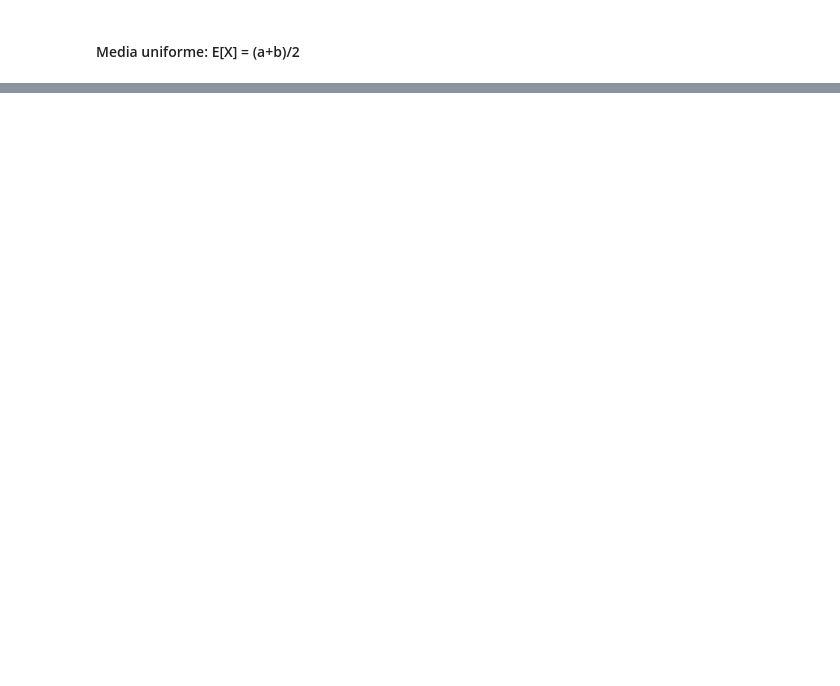
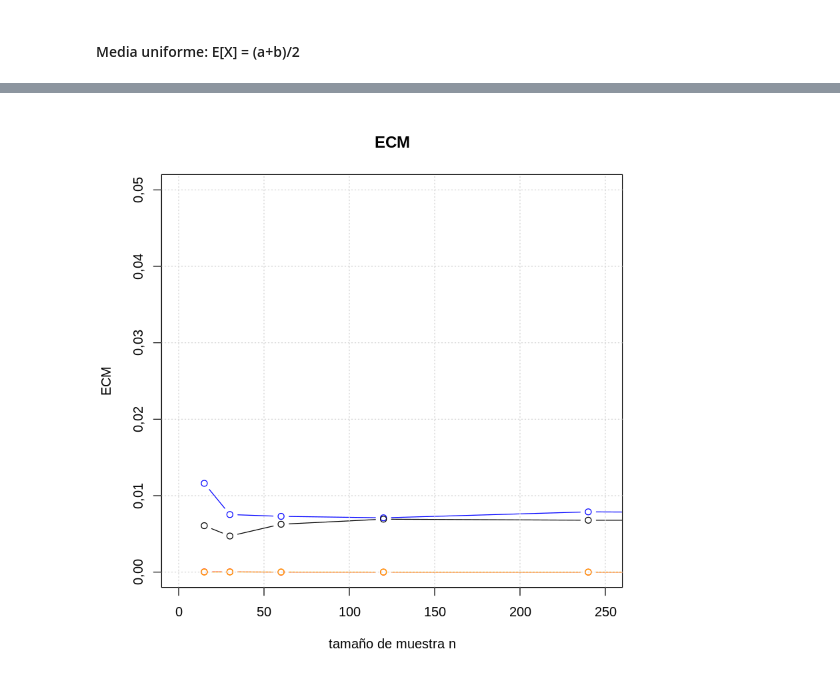
Before and after one commit to LecJackS/Proba-Simulations, a Jupyter notebook: TP2-Proba-en-R/TP2.ipynb, the cells around one changed output, grey strips where cells are left out. Saved outputs shown, nothing was run; the diff lists cells and outputs as text; code cells hidden in the pictures; blank space fills up the shorter version.

```diff
--- a/TP2-Proba-en-R/TP2.ipynb
+++ b/TP2-Proba-en-R/TP2.ipynb
@@ -139,11 +139,0 @@ ECM
-# %%
-#simulacion_mv(b,n)
-simulacion_mv = function(b, n){
-    muestra <- runif(n, min=0, max=b)
-    bmv(muestra)
-}
-
-simulacion_mom = function(b, n){
-    muestra <- runif(n, min=0, max=b)
-    bmom1(muestra)
-}
@@ -165,0 +264,32 @@ bmv = function(muestra){
+# %%
+# Calculo sesgos, varianzas para 20 valores
+# distintos de b entre 0 y 2 (no inclusives)
+n_values <- c(15, 30, 60, 120, 240, 2000, 10000)
+nN <- length(n_values)
+# nN filas, 2 columnas: (n, ECM)
+results_mv   <- matrix(nrow=nN, ncol=2)
+results_mom  <- matrix(nrow=nN, ncol=2)
+results_mom2 <- matrix(nrow=nN, ncol=2)
+results_med  <- matrix(nrow=nN, ncol=2)
+
+for (i in 1:nN){
+    n <- n_values[i]
+    result_mv   <- unlist(simulacion_mv(1, n))
+    result_mom  <- unlist(simulacion_mom(1, n))
+    result_mom2 <- unlist(simulacion_mom2(1, n))
+    result_med  <- unlist(simulacion_med(1, n))
+    # ECM = Var^2 + Sesgo^2
+    results_mv[i,] <- c(n, result_mv[1]^2+result_mv[2]^2)
+    results_mom[i,] <- c(n,result_mom[1]^2+result_mom[2]^2)
+    results_mom2[i,] <- c(n, result_mom2[1]^2+result_mom2[2]^2)
+    results_med[i,] <- c(n, result_med[1]^2+result_med[2]^2)
+}
+# %%
+# ECM = Var^2 + Sesgo^2
+plot(results_mv, col="blue", main="ECM", xlab="tamaño de muestra n", ylab="ECM", type="b", ylim=c(0,0.05), xlim=c(0,250))
+points(results_mom, col="red", type="b")
+points(results_mom2, col="orange", type="b")
+points(results_med, col="black", type="b")
+grid()
+# %% [output]
+[figure, added]
```
Also changed, not shown: parts of 23 cells of this notebook.
